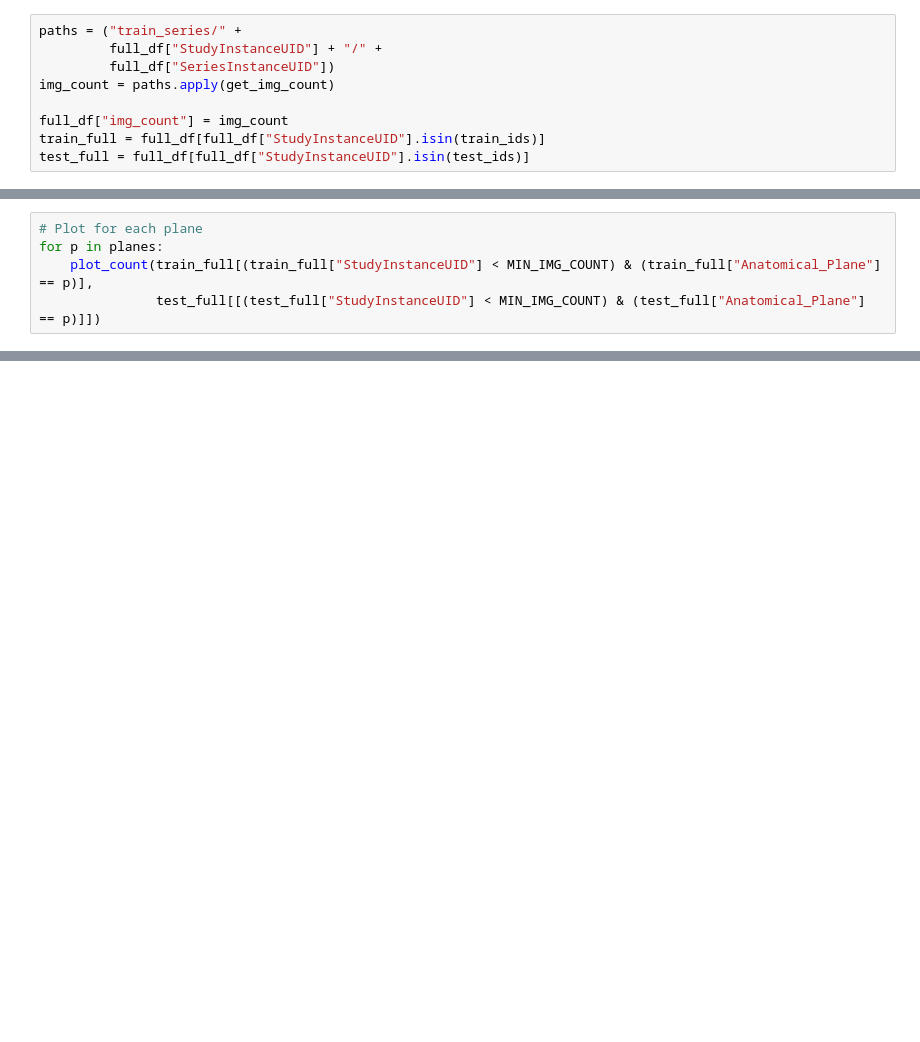
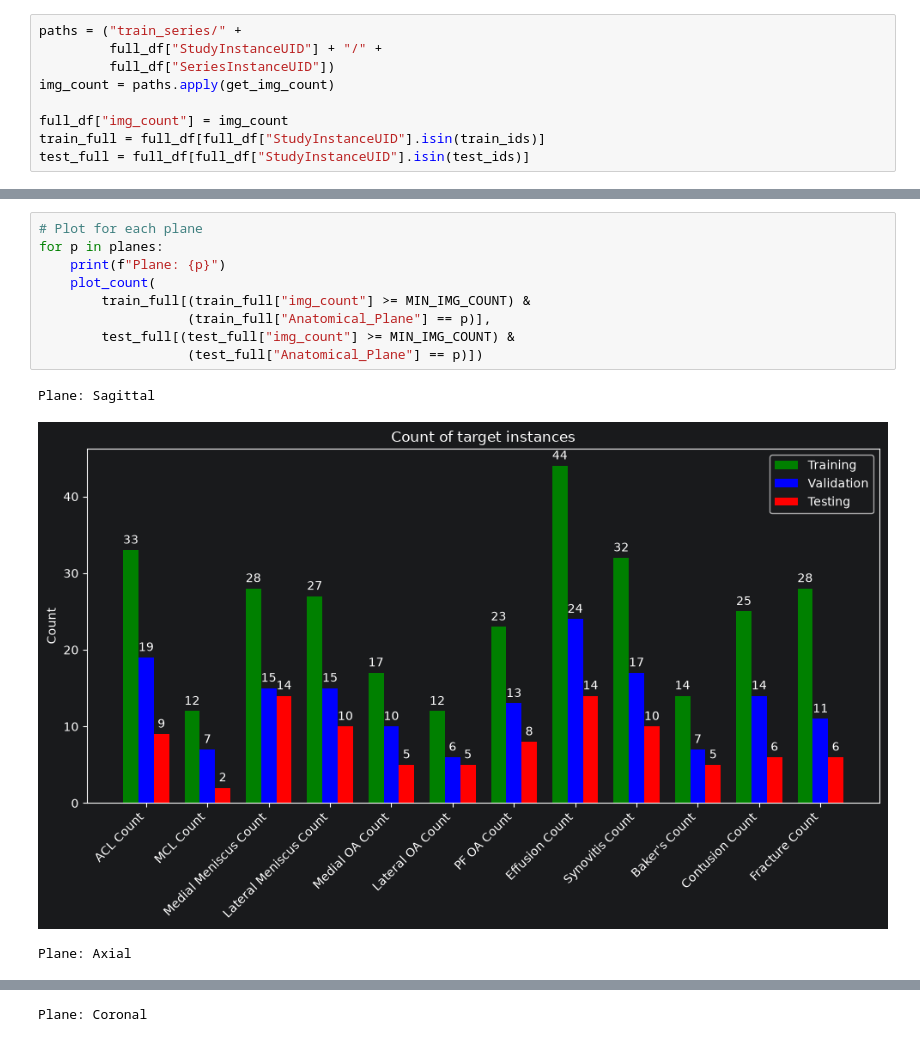
Before and after one commit to AntonioHollerman/RSNA_KneeAbnormalityDetection, a Jupyter notebook: eda_2.ipynb, the cells around one changed output, grey strips where cells are left out. Cells and saved outputs as stored; diff of their text form; blank space fills up the shorter version.

```diff
--- a/eda_2.ipynb
+++ b/eda_2.ipynb
@@ -49,5 +77,13 @@ plot_count(train_full[train_full["StudyInstanceUID"] < MIN_IMG_COUNT], test_full
 # %%
 # Plot for each plane
 for p in planes:
-    plot_count(train_full[(train_full["StudyInstanceUID"] < MIN_IMG_COUNT) & (train_full["Anatomical_Plane"] == p)],
-               test_full[[(test_full["StudyInstanceUID"] < MIN_IMG_COUNT) & (test_full["Anatomical_Plane"] == p)]])
+    print(f"Plane: {p}")
+    plot_count(
+        train_full[(train_full["img_count"] >= MIN_IMG_COUNT) &
+                   (train_full["Anatomical_Plane"] == p)],
+        test_full[(test_full["img_count"] >= MIN_IMG_COUNT) &
+                   (test_full["Anatomical_Plane"] == p)])
+# %% [output]
+Plane: Sagittal
+[figure, added]
+Plane: Axial
@@ -53,0 +91 @@ for p in planes:
+Plane: Coronal
```
Also changed, not shown: parts of 6 cells of this notebook, 3 other files.
